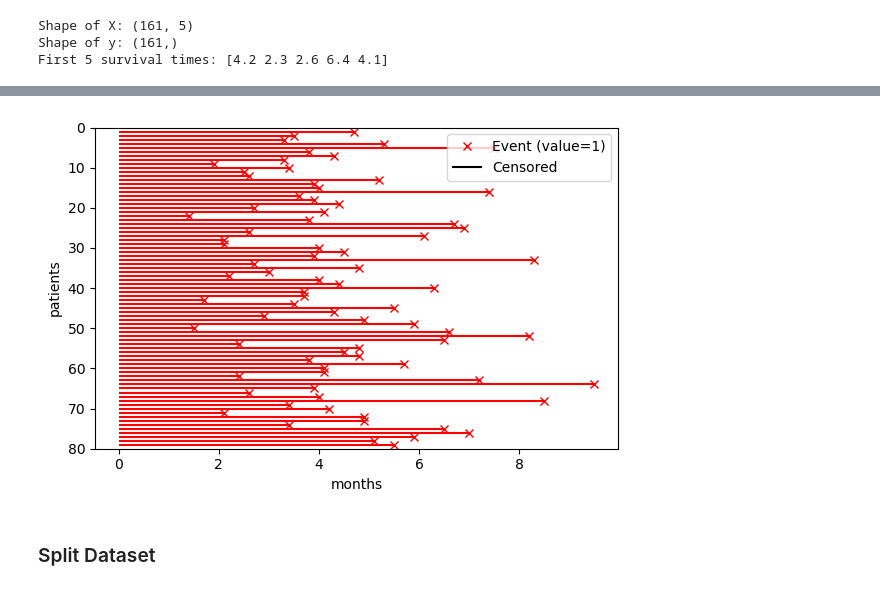
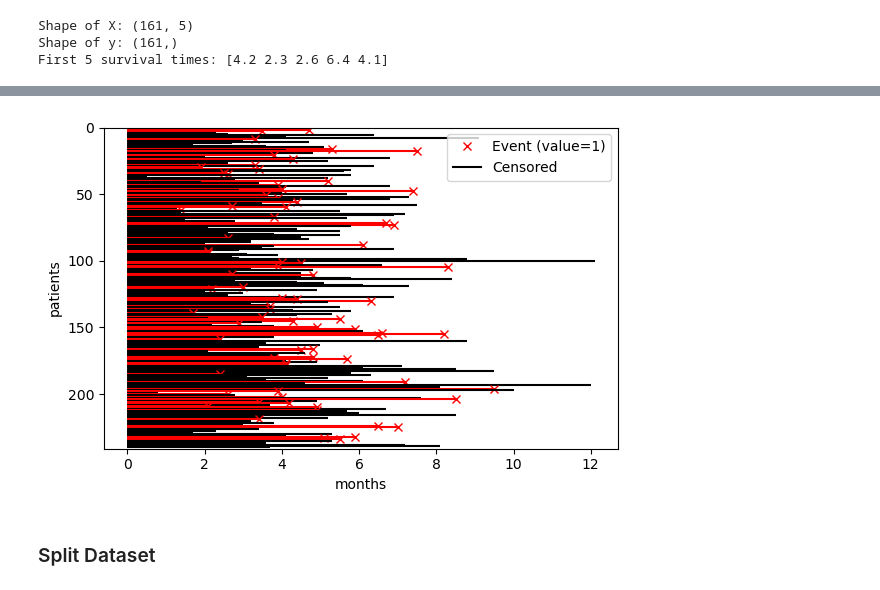
Before and after one commit to bencastello/Machine-Learning-Assignment-2, a Jupyter notebook: ml_assignment_2.ipynb, the cells around one changed output, grey strips where cells are left out. Saved outputs shown, nothing was run; the diff lists cells and outputs as text; code cells hidden in the pictures.

```diff
--- a/ml_assignment_2.ipynb
+++ b/ml_assignment_2.ipynb
@@ -244,13 +241,20 @@ def plot_survival_lines(df, time_col="SurvivalTime", status_col="Censored",
     plt.tight_layout()
     plt.show()
 # %%
+# Define df2 correctly: include all rows with censored events (Censored=1) for visualization
+# NOTE: This is different from our training data (df_clean) which uses uncensored data (Censored=0)
+cols_to_drop = ['GeneticRisk', 'ComorbidityIndex', 'TreatmentResponse']
+df2 = train_csv.drop(columns=cols_to_drop)
+df2 = df2.dropna(subset=['SurvivalTime'])
+# For visualization: include both censored (1) and uncensored (0)
+
 plot_survival_lines(df2,
                     time_col="SurvivalTime",
                     status_col="Censored",
                     event_value="1",
                     figsize=(6,4))
 # %% [output]
-[figure, old version]
+[figure, new version]
 # %% [markdown]
 ### Split Dataset
 # %%
```
Also changed, not shown: parts of 14 cells of this notebook.
